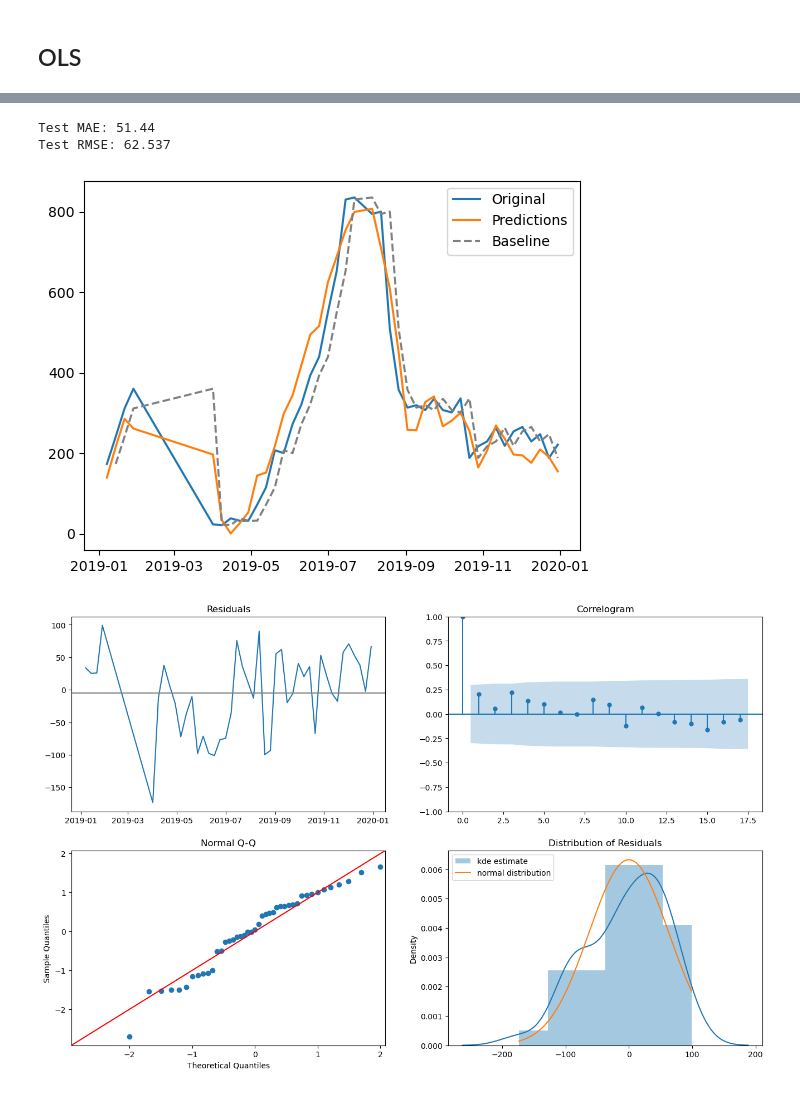
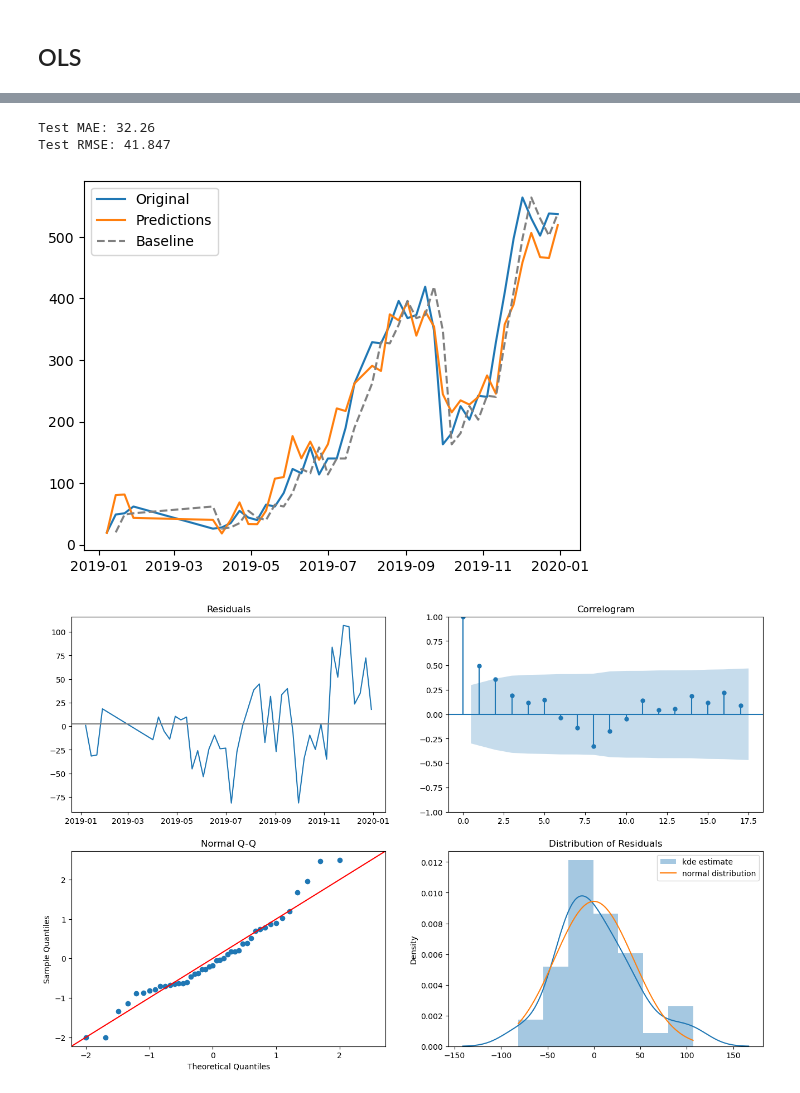
Before and after one commit to PLJX-2022/GA_project4_PredictDengueCases, a Jupyter notebook: codes/PL_02-02_NorthEastModel.ipynb, the cells around one changed output, grey strips where cells are left out. Saved outputs shown, nothing was run; the diff lists cells and outputs as text; code cells hidden in the pictures.

Commit message:
update models

```diff
--- a/codes/PL_02-02_NorthEastModel.ipynb
+++ b/codes/PL_02-02_NorthEastModel.ipynb
@@ -29,7 +29,7 @@ from tqdm import tnrange, tqdm_notebook
 import warnings
 warnings.simplefilter(action="ignore")
 # %%
-data=pd.read_csv("../data/2013-2020_EAST REGION.csv")
+data=pd.read_csv("../data/2013-2020_NORTH-EAST REGION.csv")
 # %%
 data=data.drop(columns='Unnamed: 0', axis=1)
 # %%
@@ -536,23 +536,23 @@ for i in range(1,4):
 test2.set_index('year_week', inplace=True)
 # %%
 # Evaluate the performance of the model using a performance metric such as mean squared error
-mae = mean_absolute_error(test2['reg_total_cases'], test2['Pred_Model_3'])
+mae = mean_absolute_error(test2['reg_total_cases'], test2['Pred_Model_2'])
 print('Test MAE: {:.2f}'.format(mae))
-rmse= sqrt(mean_squared_error(test2['reg_total_cases'], test2['Pred_Model_3']))
+rmse= sqrt(mean_squared_error(test2['reg_total_cases'], test2['Pred_Model_2']))
 print('Test RMSE: %.3f' % rmse)
 
 # Plot the original time series data and the predictions
 plt.plot(test2['reg_total_cases'])
-plt.plot(test2['Pred_Model_3'])
+plt.plot(test2['Pred_Model_2'])
 plt.plot(base_preds[1:],linestyle='dashed',color='grey')
 plt.legend(['Original', 'Predictions', 'Baseline'])
 plt.show()
 # %% [output]
-Test MAE: 51.44
-Test RMSE: 62.537
+Test MAE: 32.26
+Test RMSE: 41.847
-[figure, old version]
+[figure, new version]
 # %%
-residuals=test2['reg_total_cases']- test2['Pred_Model_3']
+residuals=test2['reg_total_cases']- test2['Pred_Model_2']
 residual_plot(residuals)
 # %% [output]
-[figure, old version]
+[figure, new version]
```
Also changed, not shown: parts of 15 cells of this notebook, 3 other files.
